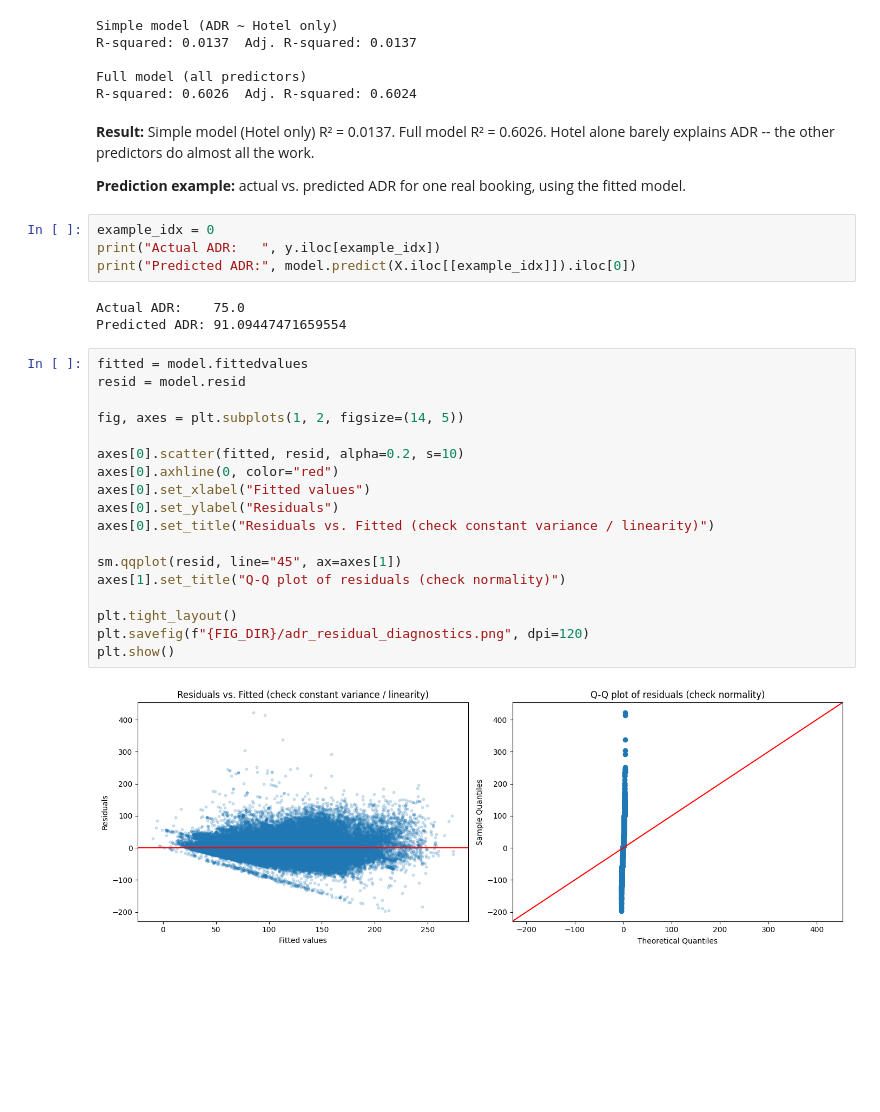
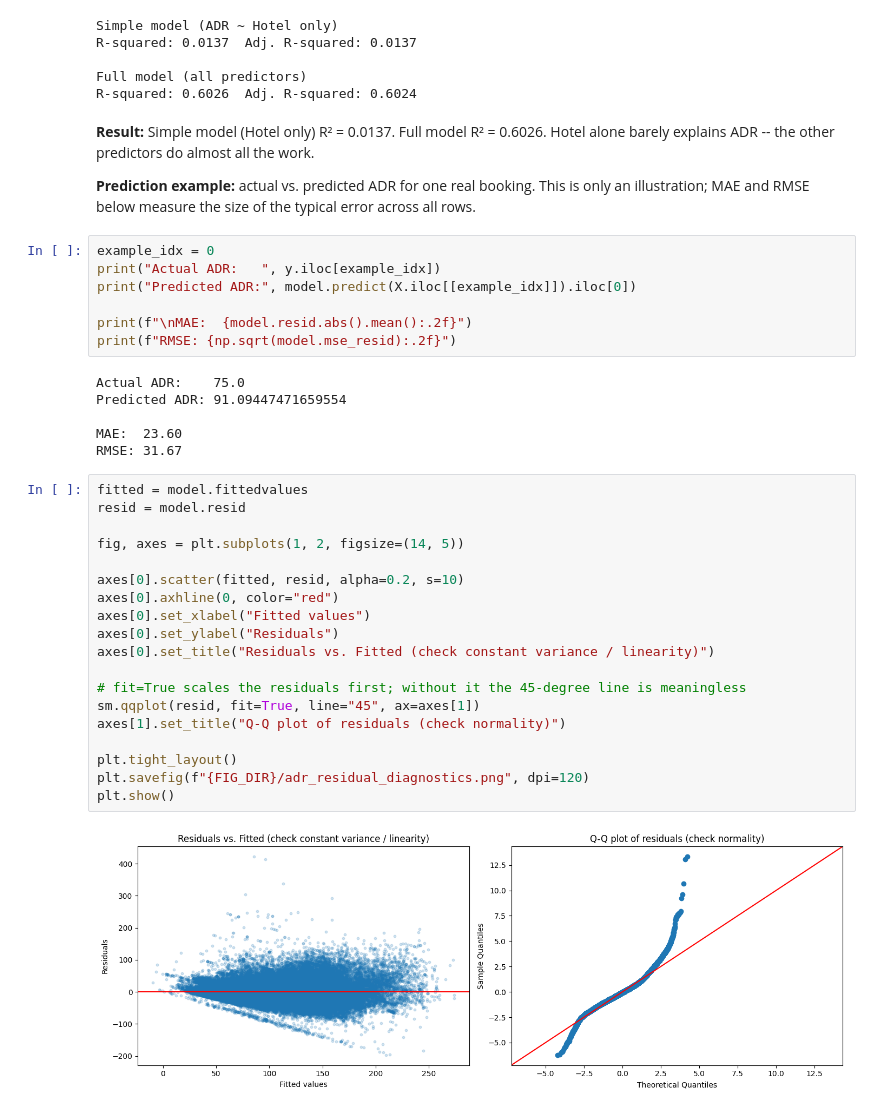
Before and after one commit to JahnaviSatish/BookingLens-Hotel-Booking-Behaviour, a Jupyter notebook: notebooks/03_inference_regression.ipynb, the cells around one changed output. Drawn from its saved outputs; the diff is of its cells as text; blank space fills up the shorter version.

```diff
--- a/notebooks/03_inference_regression.ipynb
+++ b/notebooks/03_inference_regression.ipynb
@@ -394,31 +444,38 @@ R-squared: 0.6026  Adj. R-squared: 0.6024
 # %% [markdown]
 **Result:** Simple model (Hotel only) R² = 0.0137. Full model R² = 0.6026. Hotel alone barely explains ADR -- the other predictors do almost all the work.
 
-**Prediction example:** actual vs. predicted ADR for one real booking, using the fitted model.
+**Prediction example:** actual vs. predicted ADR for one real booking. This is only an illustration; MAE and RMSE below measure the size of the typical error across all rows.
 # %%
 example_idx = 0
 print("Actual ADR:   ", y.iloc[example_idx])
 print("Predicted ADR:", model.predict(X.iloc[[example_idx]]).iloc[0])
+
+print(f"\nMAE:  {model.resid.abs().mean():.2f}")
+print(f"RMSE: {np.sqrt(model.mse_resid):.2f}")
 # %% [output]
 Actual ADR:    75.0
 Predicted ADR: 91.09447471659554
+
+MAE:  23.60
+RMSE: 31.67
 # %%
 fitted = model.fittedvalues
 resid = model.resid
 
 fig, axes = plt.subplots(1, 2, figsize=(14, 5))
 
 axes[0].scatter(fitted, resid, alpha=0.2, s=10)
 axes[0].axhline(0, color="red")
 axes[0].set_xlabel("Fitted values")
 axes[0].set_ylabel("Residuals")
 axes[0].set_title("Residuals vs. Fitted (check constant variance / linearity)")
 
-sm.qqplot(resid, line="45", ax=axes[1])
+# fit=True scales the residuals first; without it the 45-degree line is meaningless
+sm.qqplot(resid, fit=True, line="45", ax=axes[1])
 axes[1].set_title("Q-Q plot of residuals (check normality)")
 
 plt.tight_layout()
 plt.savefig(f"{FIG_DIR}/adr_residual_diagnostics.png", dpi=120)
 plt.show()
 # %% [output]
-[figure, old version]
+[figure, new version]
```
Also changed, not shown: parts of 26 cells of this notebook, 2 other files.
